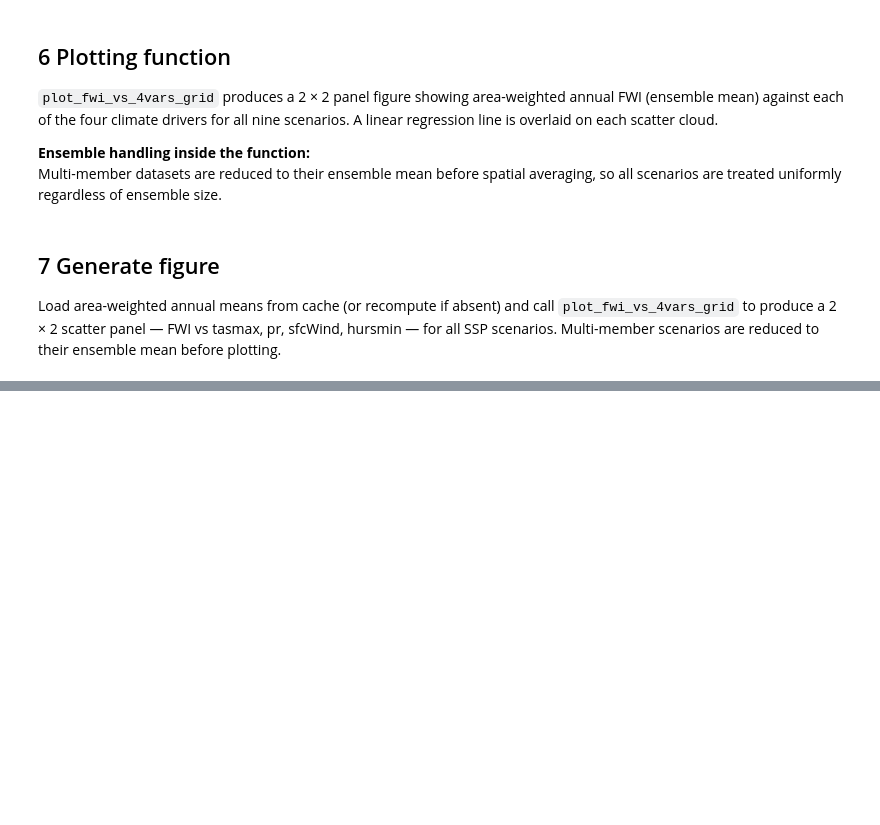
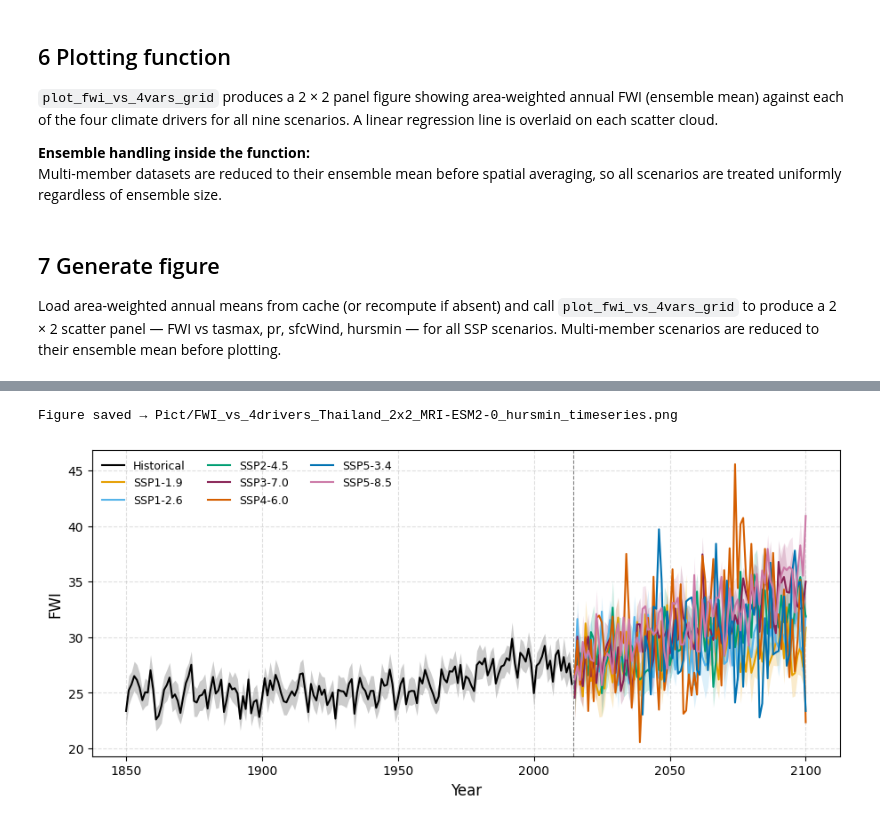
Before and after one commit to Thunthita/ClimateChangeonWildfire, a Jupyter notebook: new/src/MRI-ESM2/hursmin/MRI-ESM2-0_hursmin_FWI_Compute.ipynb, the cells around one changed output, grey strips where cells are left out. Cells and saved outputs as stored; diff of their text form; code cells hidden in the pictures; blank space fills up the shorter version.

```diff
--- a/new/src/MRI-ESM2/hursmin/MRI-ESM2-0_hursmin_FWI_Compute.ipynb
+++ b/new/src/MRI-ESM2/hursmin/MRI-ESM2-0_hursmin_FWI_Compute.ipynb
@@ -714,3 +862,58 @@ hursmin ready.
+# %%
+def plot_fwi_timeseries_with_se(
+    fwi_means:  dict,
+    fwi_se:     dict,
+    scenarios:  list,
+    labels:     dict,
+    palette:    dict,
+    filename:   str = OUTPUT_FILE.replace(".png", "_timeseries.png"),
+) -> None:
+    """
+    Line plot of area-weighted annual FWI (ensemble mean) with ±SE shading.
+    Historical and future scenarios are plotted on the same axis.
+    """
+    fig, ax = plt.subplots(figsize=(9, 4), constrained_layout=True)
+
+    for scen in scenarios:
+        mean_da = fwi_means[scen]
+        se_da   = fwi_se.get(scen)
+        years   = mean_da["year"].values
+        mean_v  = mean_da.values
+        color   = palette.get(scen, "#000000")
+        lbl     = labels.get(scen, scen)
+
+        ax.plot(years, mean_v, color=color, lw=1.5, label=lbl)
+
+        if se_da is not None and "year" in se_da.dims:
+            se_v = se_da.sel(year=mean_da["year"], method="nearest").values
+            if not np.all(np.isnan(se_v)):
+                ax.fill_between(years,
+                                mean_v - se_v,
+                                mean_v + se_v,
+                                color=color, alpha=0.2, linewidth=0)
+
+    ax.axvline(2014.5, color="grey", lw=0.8, ls="--")
+    ax.set_xlabel("Year", fontsize=12)
+    ax.set_ylabel("FWI", fontsize=12)
+    ax.legend(fontsize=9, ncol=3, frameon=False)
+    ax.grid(True, linestyle="--", alpha=0.4)
+    fig.savefig(filename, dpi=300, bbox_inches="tight")
+    print(f"Figure saved → {filename}")
+    plt.show()
+
+
+plot_fwi_timeseries_with_se(
+    fwi_means = {s: xr.open_dataarray(CACHE_DIR / f"fwi_{s}.nc").load() for s in SCENARIOS
+                 if (CACHE_DIR / f"fwi_{s}.nc").exists()},
+    fwi_se    = {s: xr.open_dataarray(CACHE_DIR / f"sd_fwi_{s}.nc").load() for s in SCENARIOS
+                 if (CACHE_DIR / f"sd_fwi_{s}.nc").exists()},
+    scenarios = SCENARIOS,
+    labels    = SCENARIO_LABELS,
+    palette   = PALETTE,
+)
+# %% [output]
+Figure saved → Pict/FWI_vs_4drivers_Thailand_2x2_MRI-ESM2-0_hursmin_timeseries.png
+[figure, added]
 # %%
 def plot_fwi_vs_4vars_grid(
     fwi_means:    dict,
```
Also changed, not shown: parts of 7 cells of this notebook, 4 other files.
